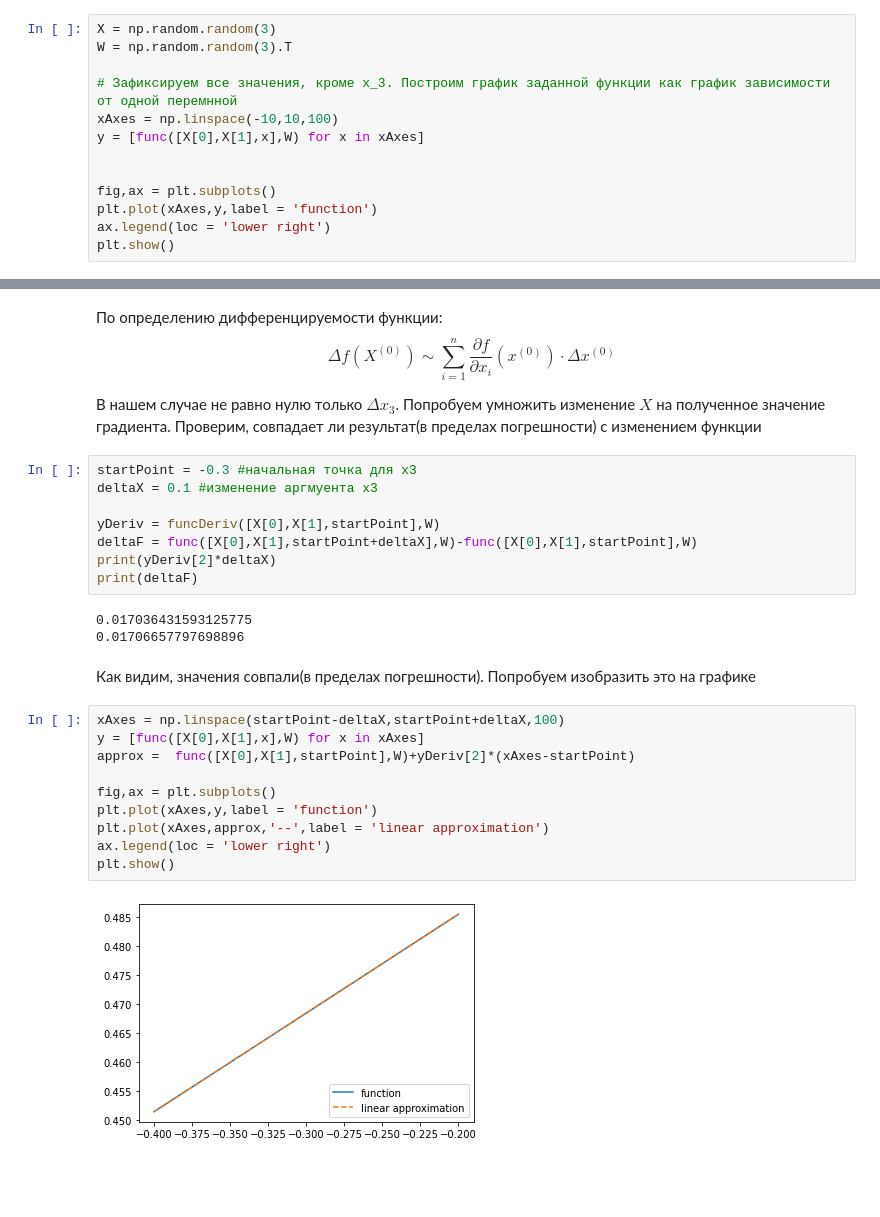
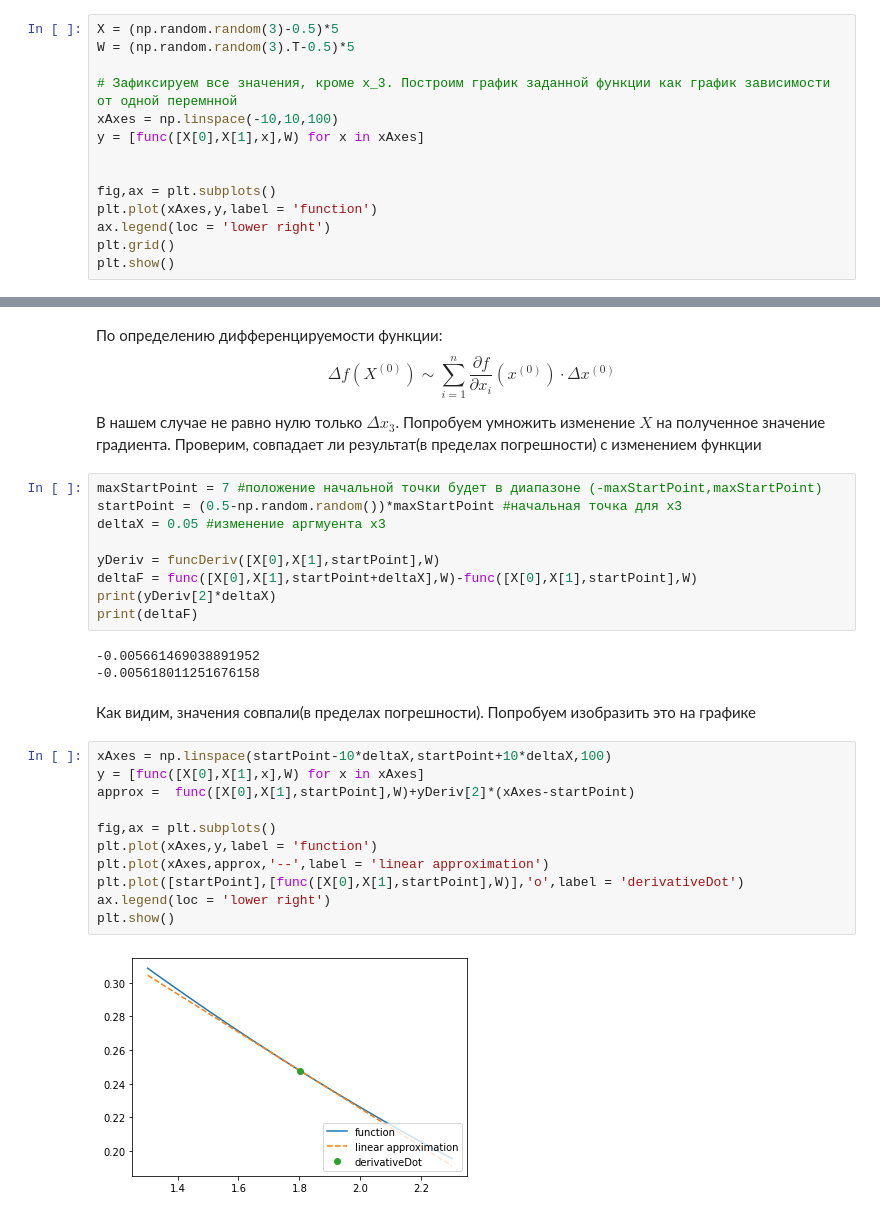
Before and after one commit to ShmakovVladimir/MLfirstSteps, a Jupyter notebook: math/DerivativeComplexVectorFunction.ipynb, the cells around one changed output, grey strips where cells are left out. Cells and saved outputs as stored; diff of their text form; blank space fills up the shorter version.

```diff
--- a/math/DerivativeComplexVectorFunction.ipynb
+++ b/math/DerivativeComplexVectorFunction.ipynb
@@ -50,8 +50,8 @@ def funcDeriv(X: np.ndarray,W: np.ndarray):
 # %% [markdown]
 Построим график $f$, как функции от одной переменной. Для этого оставим <<свободной>> одну из переменных, а остальные зафиксируем.
 # %%
-X = np.random.random(3)
-W = np.random.random(3).T
+X = (np.random.random(3)-0.5)*5
+W = (np.random.random(3).T-0.5)*5
 
 # Зафиксируем все значения, кроме x_3. Построим график заданной функции как график зависимости от одной перемнной
 xAxes = np.linspace(-10,10,100)
@@ -61,5 +61,6 @@ y = [func([X[0],X[1],x],W) for x in xAxes]
 fig,ax = plt.subplots()
 plt.plot(xAxes,y,label = 'function')
 ax.legend(loc = 'lower right')
+plt.grid()
 plt.show()
 # %% [output]
@@ -69,27 +70,29 @@ plt.show()
 
 В нашем случае не равно нулю только $\Delta x_3$. Попробуем умножить изменение $X$ на полученное значение градиента. Проверим, совпадает ли результат(в пределах погрешности) с изменением функции
 # %%
-startPoint = -0.3 #начальная точка для x3
-deltaX = 0.1 #изменение аргмуента x3
+maxStartPoint = 7 #положение начальной точки будет в диапазоне (-maxStartPoint,maxStartPoint)
+startPoint = (0.5-np.random.random())*maxStartPoint #начальная точка для x3
+deltaX = 0.05 #изменение аргмуента x3
 
 yDeriv = funcDeriv([X[0],X[1],startPoint],W)
 deltaF = func([X[0],X[1],startPoint+deltaX],W)-func([X[0],X[1],startPoint],W)
 print(yDeriv[2]*deltaX)
 print(deltaF)
 # %% [output]
-0.017036431593125775
-0.01706657797698896
+-0.005661469038891952
+-0.005618011251676158
 # %% [markdown]
 Как видим, значения совпали(в пределах погрешности). Попробуем изобразить это на графике
 # %%
-xAxes = np.linspace(startPoint-deltaX,startPoint+deltaX,100)
+xAxes = np.linspace(startPoint-10*deltaX,startPoint+10*deltaX,100)
 y = [func([X[0],X[1],x],W) for x in xAxes]
 approx =  func([X[0],X[1],startPoint],W)+yDeriv[2]*(xAxes-startPoint)
 
 fig,ax = plt.subplots()
 plt.plot(xAxes,y,label = 'function')
 plt.plot(xAxes,approx,'--',label = 'linear approximation')
+plt.plot([startPoint],[func([X[0],X[1],startPoint],W)],'o',label = 'derivativeDot')
 ax.legend(loc = 'lower right')
 plt.show()
 # %% [output]
-[figure, old version]
+[figure, new version]
```
Also changed, not shown: parts of 1 cell of this notebook.
